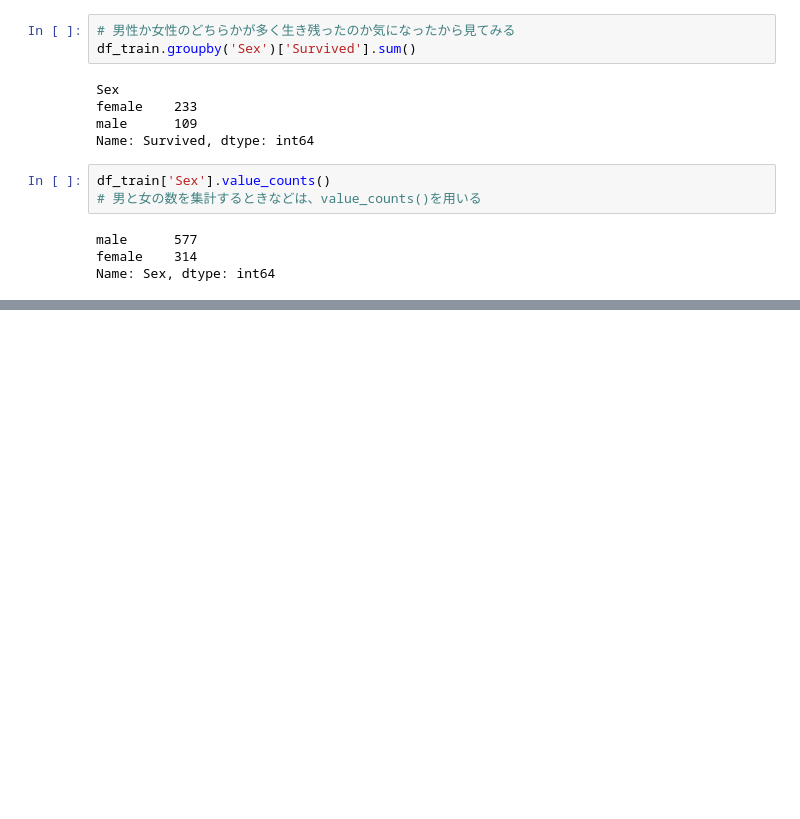
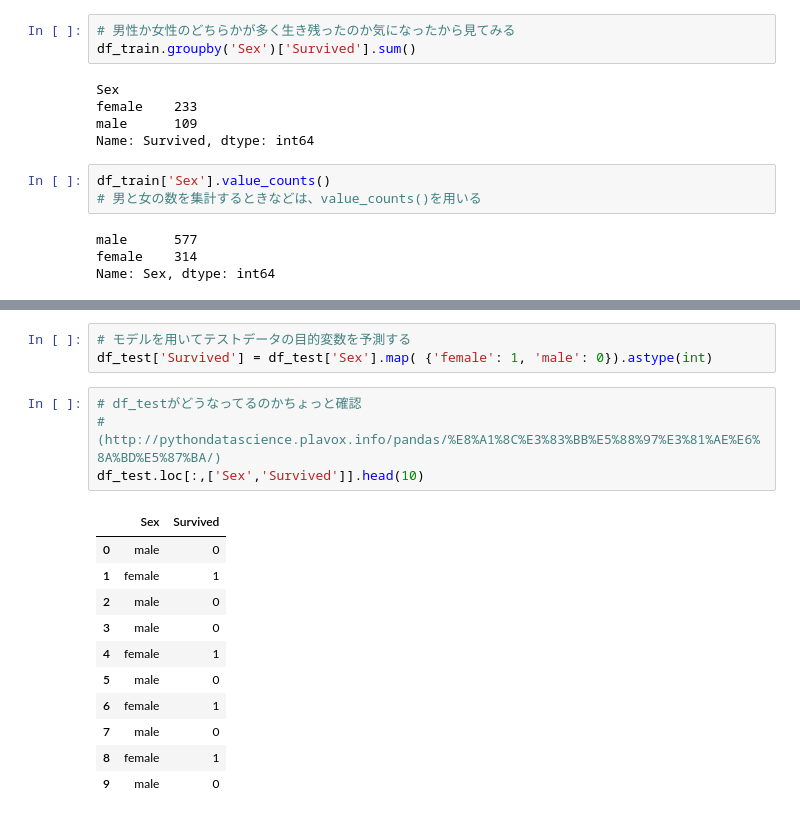
Before and after one commit to NakanishiTetsuhiro/Titanic_Machine_Learning_from_Disaster, a Jupyter notebook: workspace.ipynb, the cells around one changed output, grey strips where cells are left out. Drawn from its saved outputs; the diff is of its cells as text; blank space fills up the shorter version.

```diff
--- a/workspace.ipynb
+++ b/workspace.ipynb
@@ -236,0 +294,19 @@ Name: Sex, dtype: int64
+# %%
+# モデルを用いてテストデータの目的変数を予測する
+df_test['Survived'] = df_test['Sex'].map( {'female': 1, 'male': 0}).astype(int)
+# %%
+# df_testがどうなってるのかちょっと確認
+# (http://pythondatascience.plavox.info/pandas/%E8%A1%8C%E3%83%BB%E5%88%97%E3%81%AE%E6%8A%BD%E5%87%BA/)
+df_test.loc[:,['Sex','Survived']].head(10)
+# %% [output]
+|  | Sex | Survived |
+| 0 | male | 0 |
+| 1 | female | 1 |
+| 2 | male | 0 |
+| 3 | male | 0 |
+| 4 | female | 1 |
+| 5 | male | 0 |
+| 6 | female | 1 |
+| 7 | male | 0 |
+| 8 | female | 1 |
+| 9 | male | 0 |
```
Also changed, not shown: parts of 18 cells of this notebook, 1 other file.
